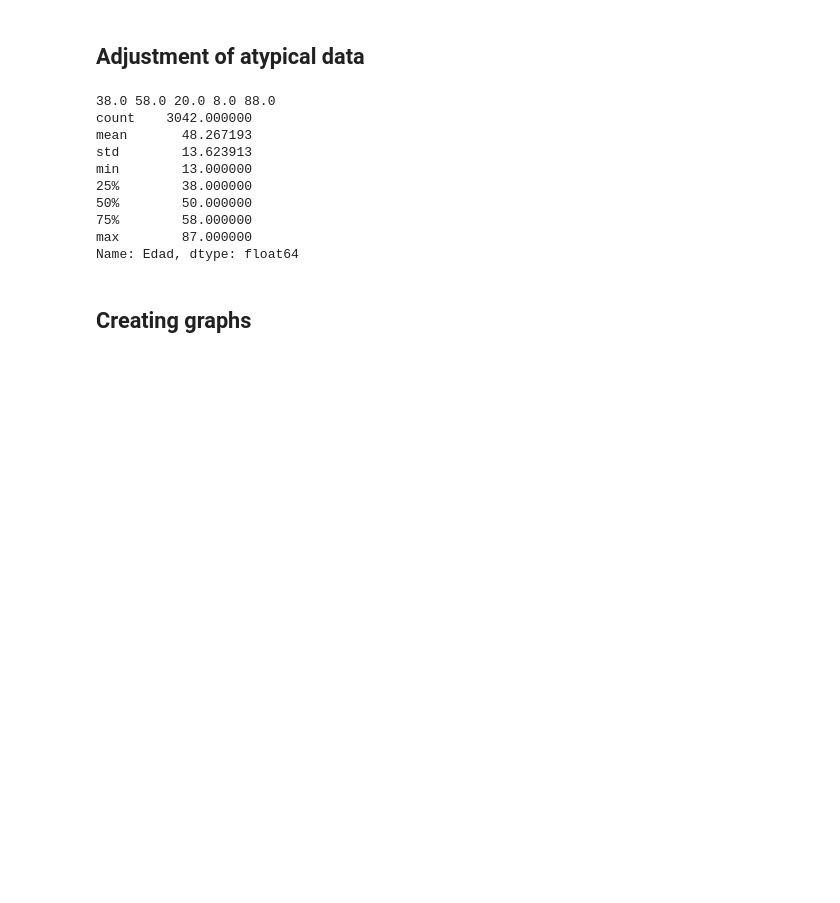
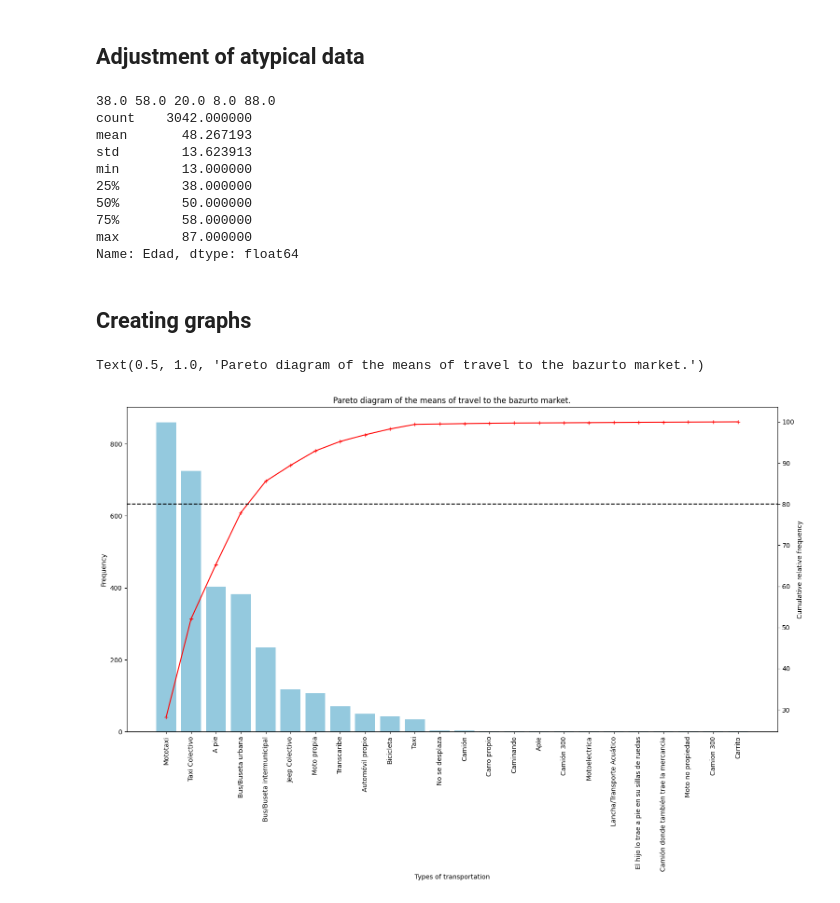
Before and after one commit to Esneider23/Project-talent, a Jupyter notebook: project/eda.ipynb, the cells around one changed output. Cells and saved outputs as stored; diff of their text form; code cells hidden in the pictures; blank space fills up the shorter version.

```diff
--- a/project/eda.ipynb
+++ b/project/eda.ipynb
@@ -617,3 +617,34 @@ max        87.000000
 Name: Edad, dtype: float64
 # %% [markdown]
 ## Creating graphs
+# %%
+# Create matching graph based on the means of transportation used to get to the workplace
+
+Transportation_count = df['Medio de transporte'].value_counts()
+
+# Create bar chart
+plt.figure(figsize=(18,12))
+sns.barplot(x=Transportation_count.index, y=Transportation_count.values, color='skyblue')
+plt.xticks(rotation=90)
+plt.xlabel('Types of transportation')
+plt.ylabel('Frequency')
+plt.subplots_adjust(bottom=0.3)
+
+# CUMULATIVE FREQUENCY
+
+
+accumulated = Transportation_count.cumsum()
+sumacum  = Transportation_count.sum()
+
+# CUMULATIVE RELATIVE FREQUENCY
+acumm = (accumulated/sumacum)*100
+
+#Crear segundo eje
+plt.twinx()
+plt.plot(Transportation_count.index, acumm, color='red', marker='+')
+plt.ylabel('Cumulative relative frequency')
+plt.axhline(y=80,color='black', linestyle='--')
+plt.title('Pareto diagram of the means of travel to the bazurto market.')
+# %% [output]
+Text(0.5, 1.0, 'Pareto diagram of the means of travel to the bazurto market.')
+[figure, added]
```
Also changed, not shown: parts of 1 cell of this notebook, 1 other file.
